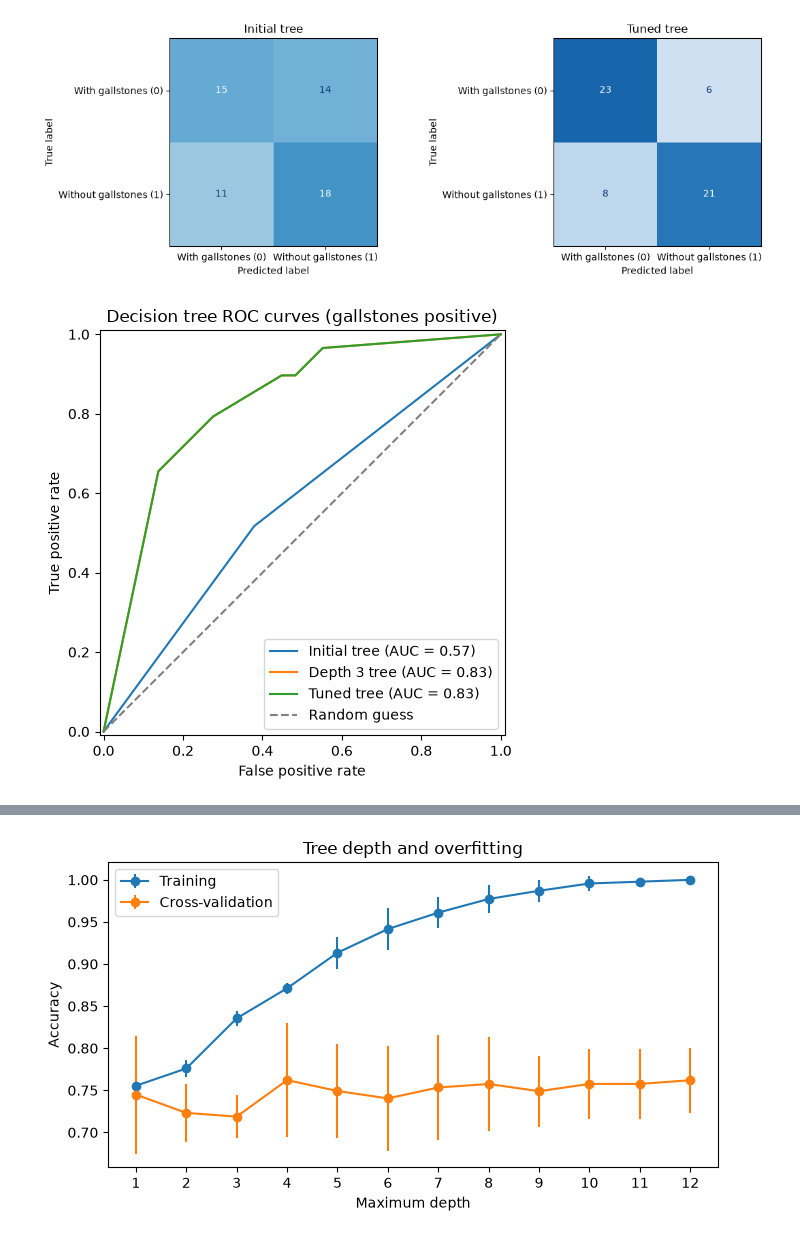
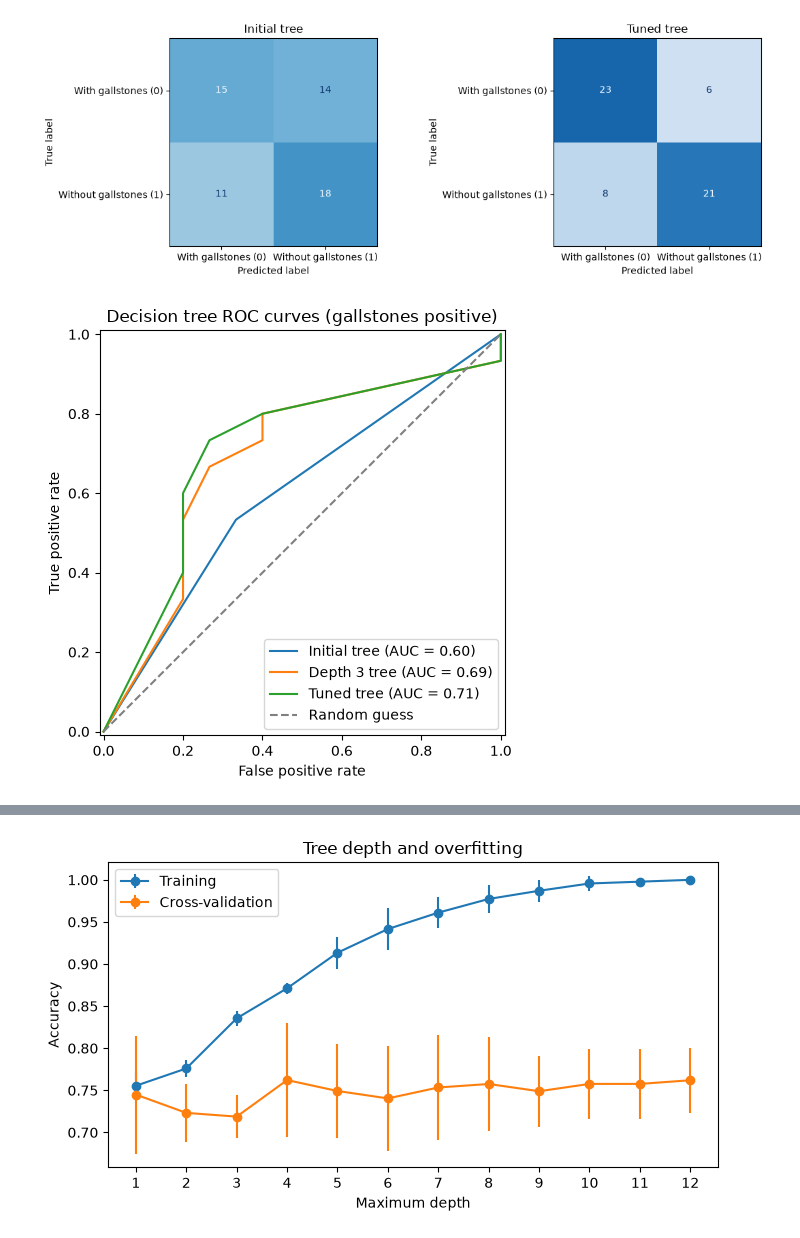
Before and after one commit to aaamainorg/dat540-group1, a Jupyter notebook: EML_gallstone_cleaned.ipynb, the cells around one changed output, grey strips where cells are left out. Cells and saved outputs as stored; diff of their text form; code cells hidden in the pictures.

```diff
--- a/EML_gallstone_cleaned.ipynb
+++ b/EML_gallstone_cleaned.ipynb
@@ -1259,35 +1259,36 @@ plt.show()
 # %%
 # Plotting ROC curves with gallstones as the positive class
 fig, ax = plt.subplots(figsize=(6, 5))
 
 for name in dt_models:
-    metrics.RocCurveDisplay.from_predictions(
-        y_test == 0,
-        dt_probabilities[name],
+    metrics.RocCurveDisplay.from_estimator(
+        dt_models[name],
+        X_val_dt,
+        y_val,
         name=name,
         ax=ax
     )
 
 ax.plot(
     [0, 1],
     [0, 1],
     "--",
     color="grey",
     label="Random guess"
 )
 
 ax.set(
     title="Decision tree ROC curves (gallstones positive)",
     xlabel="False positive rate",
     ylabel="True positive rate"
 )
 
 ax.legend(loc="lower right")
 
 plt.tight_layout()
 plt.show()
 # %% [output]
-[figure, old version]
+[figure, new version]
 # %%
 # Visualizing the first three levels of the tuned tree
 dt_tuned = dt_models["Tuned tree"]
```
Also changed, not shown: parts of 2 cells of this notebook.
